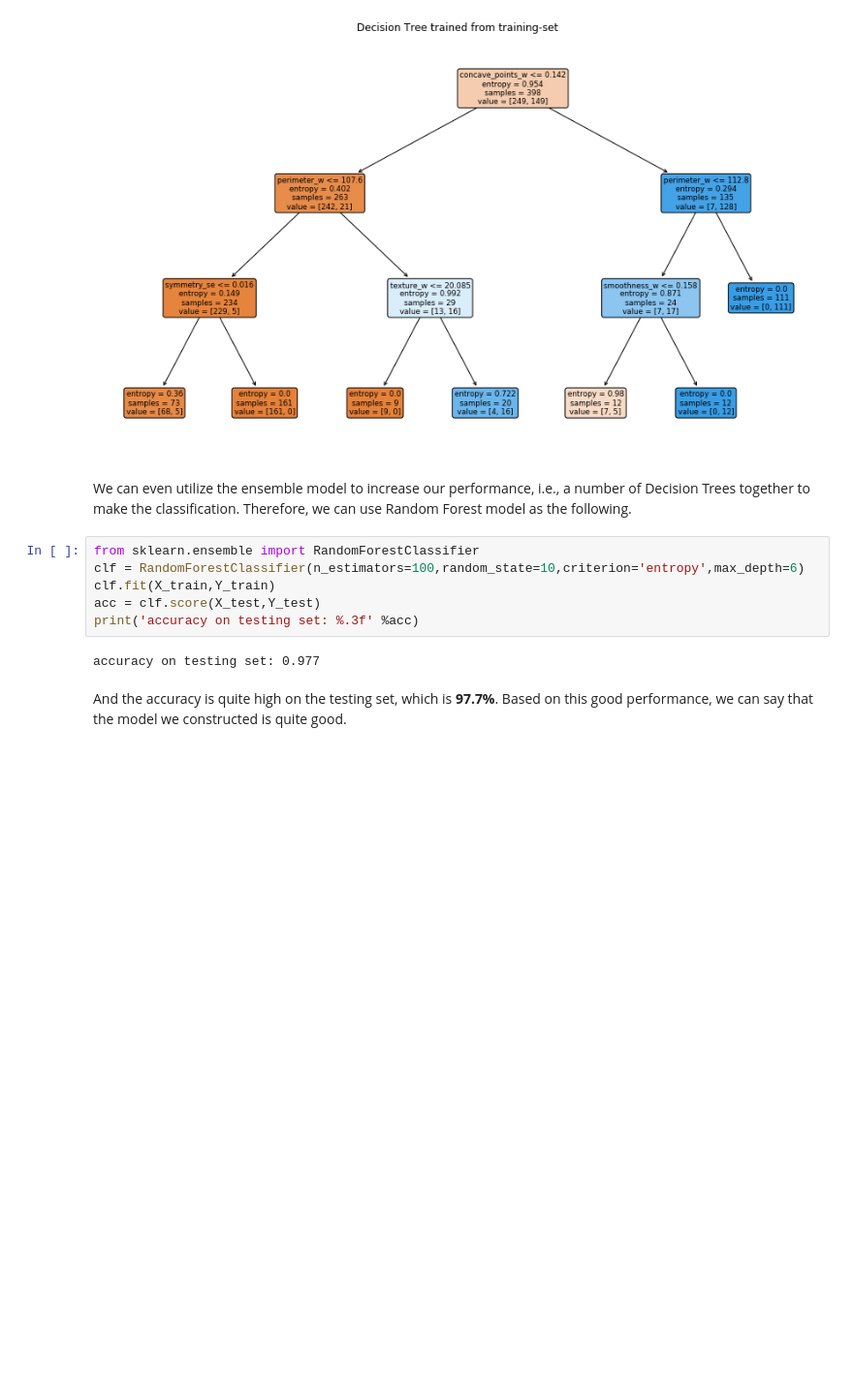
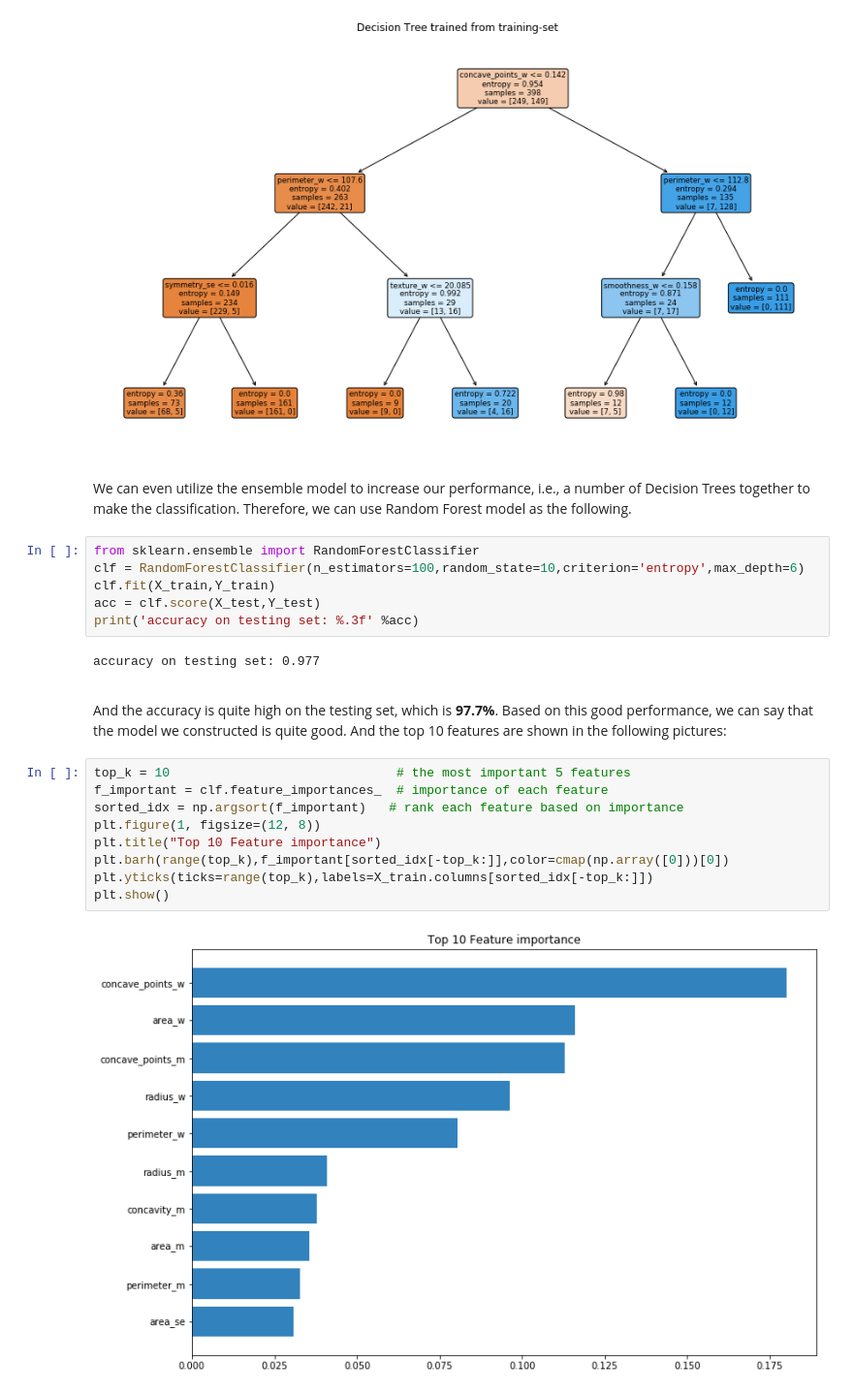
Before and after one commit to LEOch007/BreastCancer-Diagnosis, a Jupyter notebook: BC-Diagnosis.ipynb, the cells around one changed output. Shown: that part at 97% size. Saved outputs shown, nothing was run; the diff lists cells and outputs as text; blank space fills up the shorter version.

Commit message:
model 2/3 done

```diff
--- a/BC-Diagnosis.ipynb
+++ b/BC-Diagnosis.ipynb
@@ -423,4 +423,17 @@ print('accuracy on testing set: %.3f' %acc)
 # %% [output]
 accuracy on testing set: 0.977
 # %% [markdown]
-And the accuracy is quite high on the testing set, which is **97.7%**. Based on this good performance, we can say that the model we constructed is quite good.
+<a id='importance'></a>
+
+And the accuracy is quite high on the testing set, which is **97.7%**. Based on this good performance, we can say that the model we constructed is quite good. And the top 10 features are shown in the following pictures:
+# %%
+top_k = 10                              # the most important 5 features
+f_important = clf.feature_importances_  # importance of each feature
+sorted_idx = np.argsort(f_important)   # rank each feature based on importance
+plt.figure(1, figsize=(12, 8))
+plt.title("Top 10 Feature importance")
+plt.barh(range(top_k),f_important[sorted_idx[-top_k:]],color=cmap(np.array([0]))[0])
+plt.yticks(ticks=range(top_k),labels=X_train.columns[sorted_idx[-top_k:]])
+plt.show()
+# %% [output]
+[figure, added]
```
Also changed, not shown: parts of 1 cell of this notebook.
